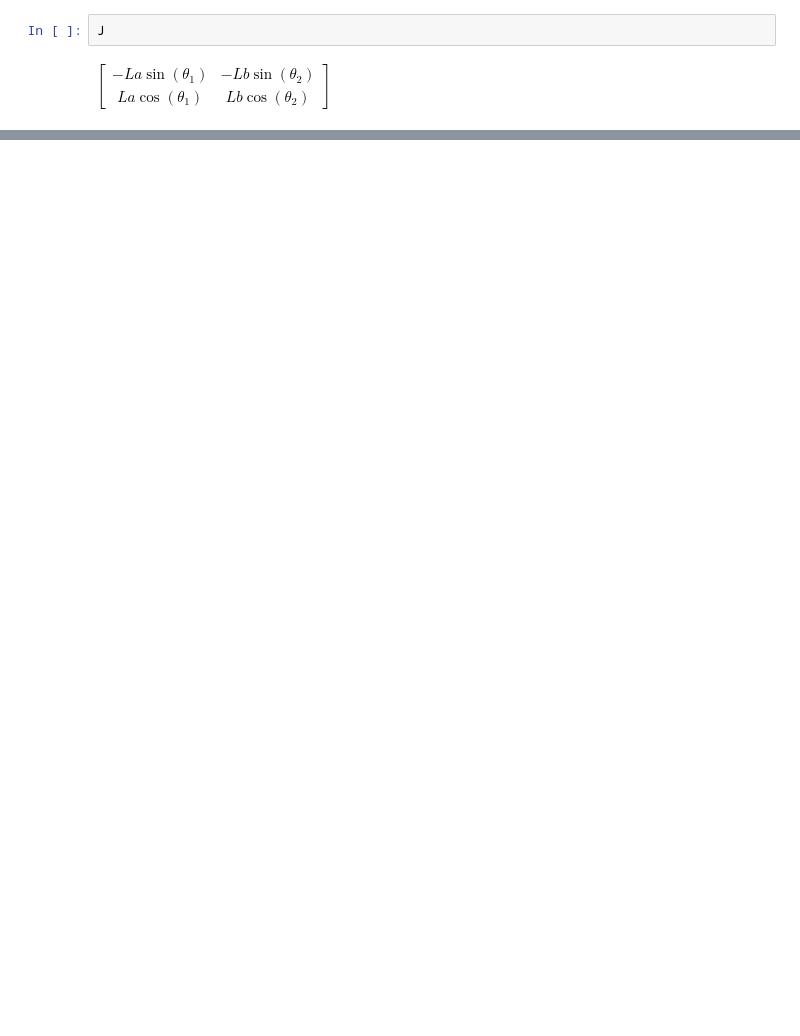
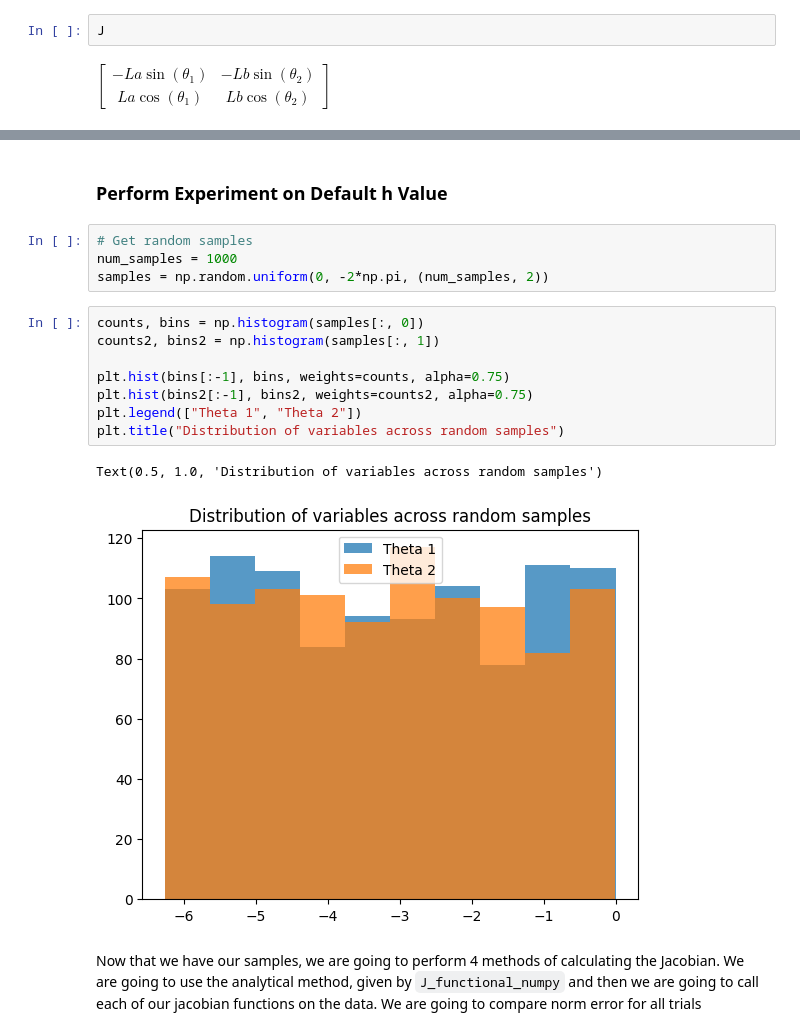
Before and after one commit to njanne19/positionedpogos, a Jupyter notebook: notebooks/RRArm Jacobian.ipynb, the cells around one changed output, grey strips where cells are left out. Drawn from its saved outputs; the diff is of its cells as text; blank space fills up the shorter version.

```diff
--- a/notebooks/RRArm Jacobian.ipynb
+++ b/notebooks/RRArm Jacobian.ipynb
@@ -29,0 +84,19 @@ $\displaystyle \left[\begin{matrix}- La \sin{\left(\theta_{1} \right)} & - Lb \s
+# %% [markdown]
+### Perform Experiment on Default h Value
+# %%
+# Get random samples
+num_samples = 1000
+samples = np.random.uniform(0, -2*np.pi, (num_samples, 2))
+# %%
+counts, bins = np.histogram(samples[:, 0])
+counts2, bins2 = np.histogram(samples[:, 1])
+
+plt.hist(bins[:-1], bins, weights=counts, alpha=0.75)
+plt.hist(bins2[:-1], bins2, weights=counts2, alpha=0.75)
+plt.legend(["Theta 1", "Theta 2"])
+plt.title("Distribution of variables across random samples")
+# %% [output]
+Text(0.5, 1.0, 'Distribution of variables across random samples')
+[figure, added]
+# %% [markdown]
+Now that we have our samples, we are going to perform 4 methods of calculating the Jacobian. We are going to use the analytical method, given by `J_functional_numpy` and then we are going to call each of our jacobian functions on the data. We are going to compare norm error for all trials
```
Also changed, not shown: parts of 20 cells of this notebook, 7 other files.
